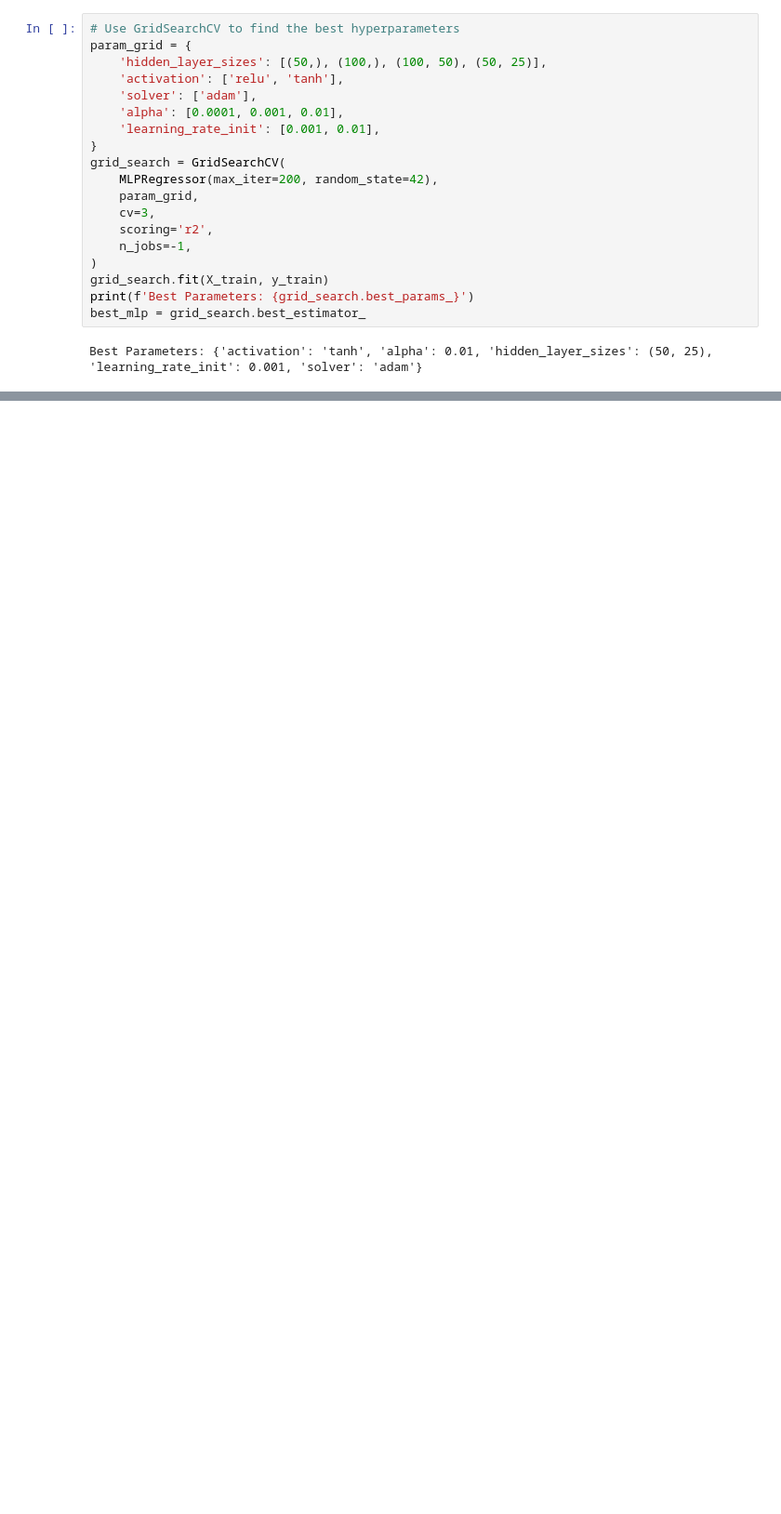
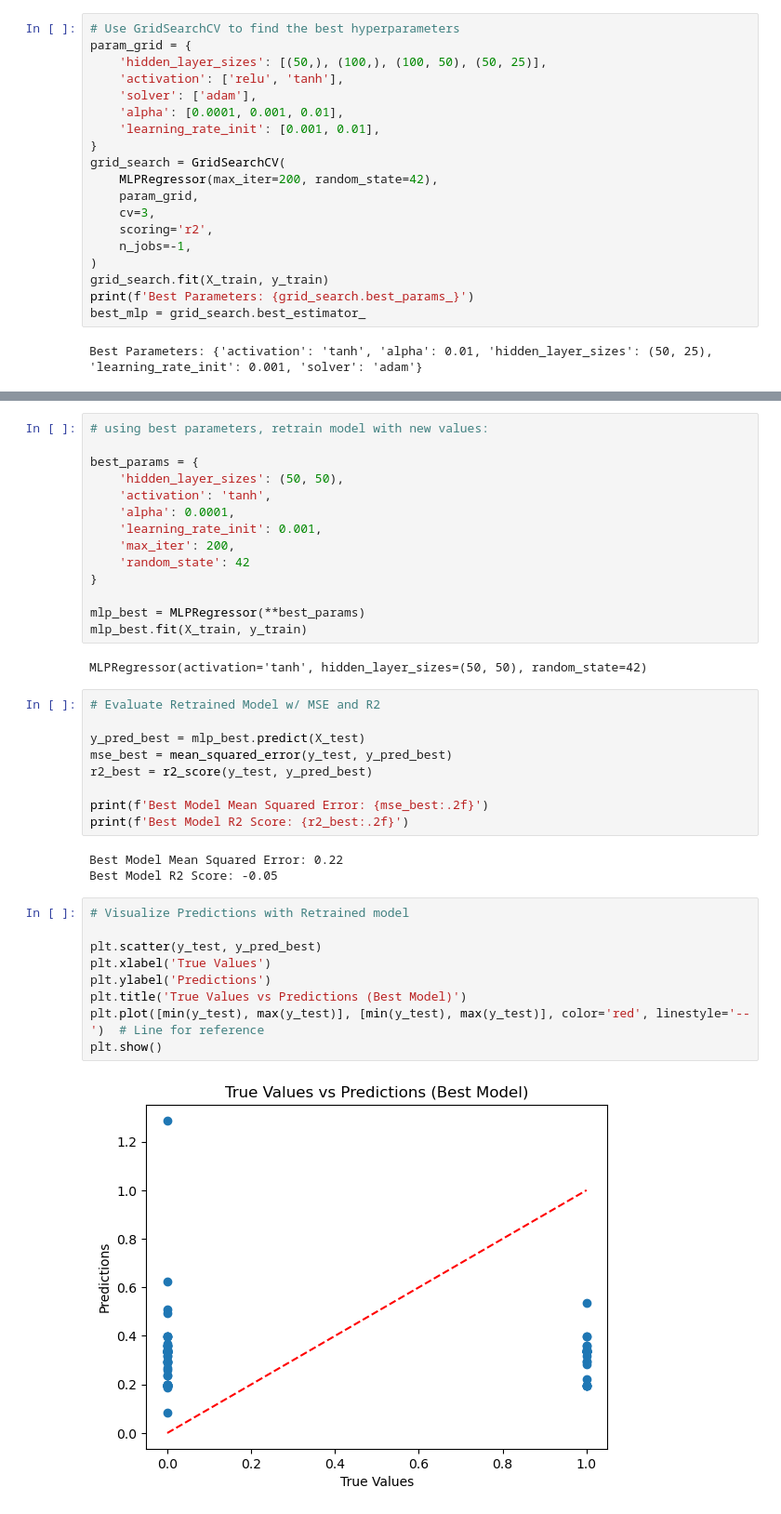
Before and after one commit to willablackmon/predicting_nfl_qb_success, a Jupyter notebook: modeling_notebooks/models_MLPRegressor.ipynb, the cells around one changed output, grey strips where cells are left out. Shown: that part at 93% size. Cells and saved outputs as stored; diff of their text form; blank space fills up the shorter version.

Commit message:
updating modeling notebooks, adding models_template file for future models

```diff
--- a/modeling_notebooks/models_MLPRegressor.ipynb
+++ b/modeling_notebooks/models_MLPRegressor.ipynb
@@ -280,0 +302,39 @@ Best Parameters: {'activation': 'tanh', 'alpha': 0.01, 'hidden_layer_sizes': (50
+# %%
+# using best parameters, retrain model with new values:
+
+best_params = {
+    'hidden_layer_sizes': (50, 50),
+    'activation': 'tanh',
+    'alpha': 0.0001,
+    'learning_rate_init': 0.001,
+    'max_iter': 200,
+    'random_state': 42
+}
+
+mlp_best = MLPRegressor(**best_params)
+mlp_best.fit(X_train, y_train)
+# %% [output]
+MLPRegressor(activation='tanh', hidden_layer_sizes=(50, 50), random_state=42)
+# %%
+# Evaluate Retrained Model w/ MSE and R2
+
+y_pred_best = mlp_best.predict(X_test)
+mse_best = mean_squared_error(y_test, y_pred_best)
+r2_best = r2_score(y_test, y_pred_best)
+
+print(f'Best Model Mean Squared Error: {mse_best:.2f}')
+print(f'Best Model R2 Score: {r2_best:.2f}')
+# %% [output]
+Best Model Mean Squared Error: 0.22
+Best Model R2 Score: -0.05
+# %%
+# Visualize Predictions with Retrained model
+
+plt.scatter(y_test, y_pred_best)
+plt.xlabel('True Values')
+plt.ylabel('Predictions')
+plt.title('True Values vs Predictions (Best Model)')
+plt.plot([min(y_test), max(y_test)], [min(y_test), max(y_test)], color='red', linestyle='--')  # Line for reference
+plt.show()
+# %% [output]
+[figure, added]
```
Also changed, not shown: parts of 4 cells of this notebook, 6 other files.
